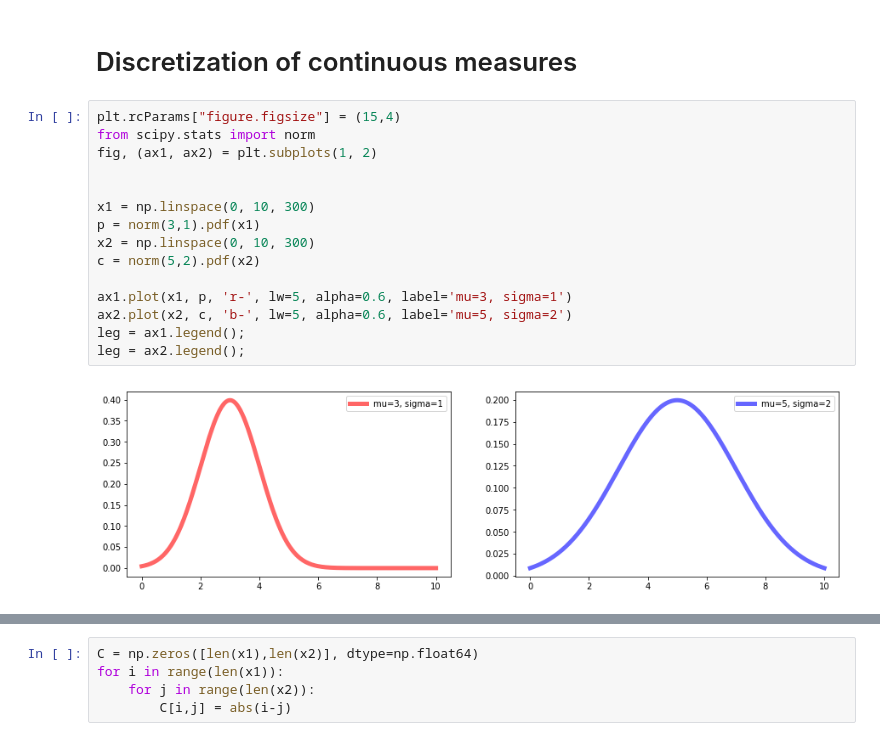
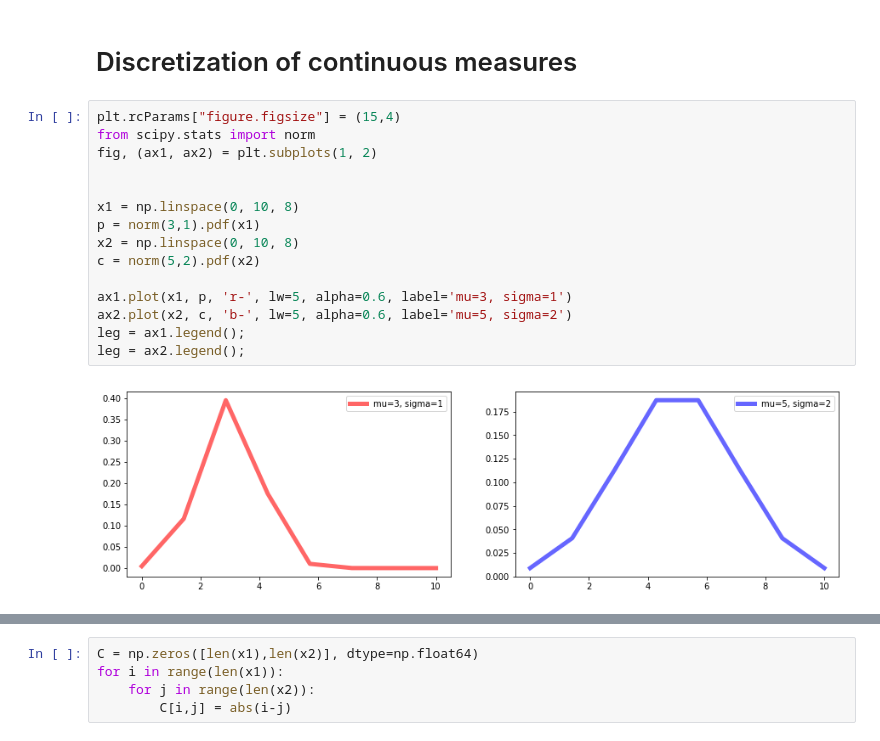
Before and after one commit to nazya/OT-tutorial, a Jupyter notebook: tutorial.ipynb, the cells around one changed output, grey strips where cells are left out. Drawn from its saved outputs; the diff is of its cells as text.

```diff
--- a/tutorial.ipynb
+++ b/tutorial.ipynb
@@ -141,20 +145,20 @@ for i in np.arange(n):
 # %%
 plt.rcParams["figure.figsize"] = (15,4)
 from scipy.stats import norm
 fig, (ax1, ax2) = plt.subplots(1, 2)
 
 
-x1 = np.linspace(0, 10, 300)
+x1 = np.linspace(0, 10, 8)
 p = norm(3,1).pdf(x1)
-x2 = np.linspace(0, 10, 300)
+x2 = np.linspace(0, 10, 8)
 c = norm(5,2).pdf(x2)
 
 ax1.plot(x1, p, 'r-', lw=5, alpha=0.6, label='mu=3, sigma=1')
 ax2.plot(x2, c, 'b-', lw=5, alpha=0.6, label='mu=5, sigma=2')
 leg = ax1.legend();
 leg = ax2.legend();
 # %% [output]
-[figure, old version]
+[figure, new version]
 # %%
 p = p/p.sum()
 c = c/c.sum()
```
Also changed, not shown: parts of 40 cells of this notebook.
